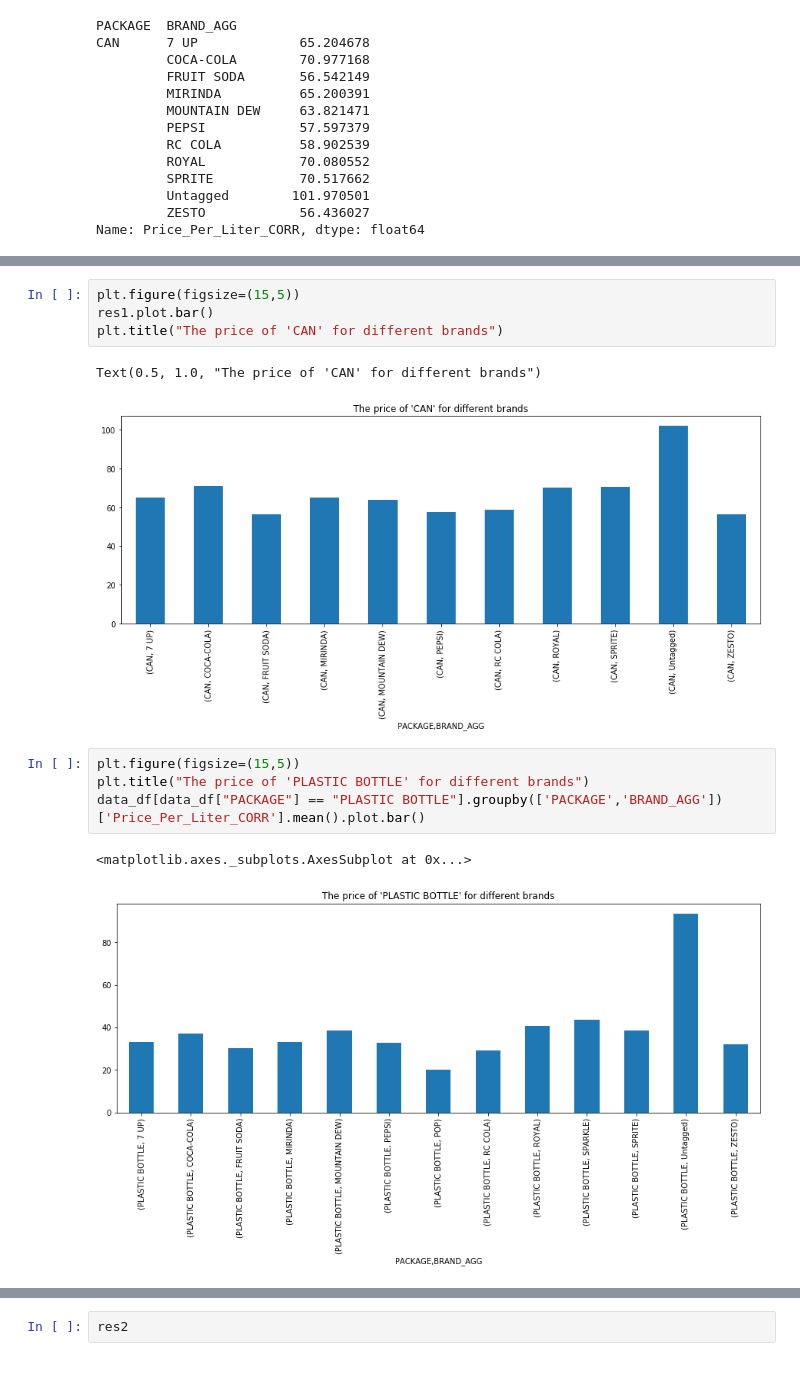
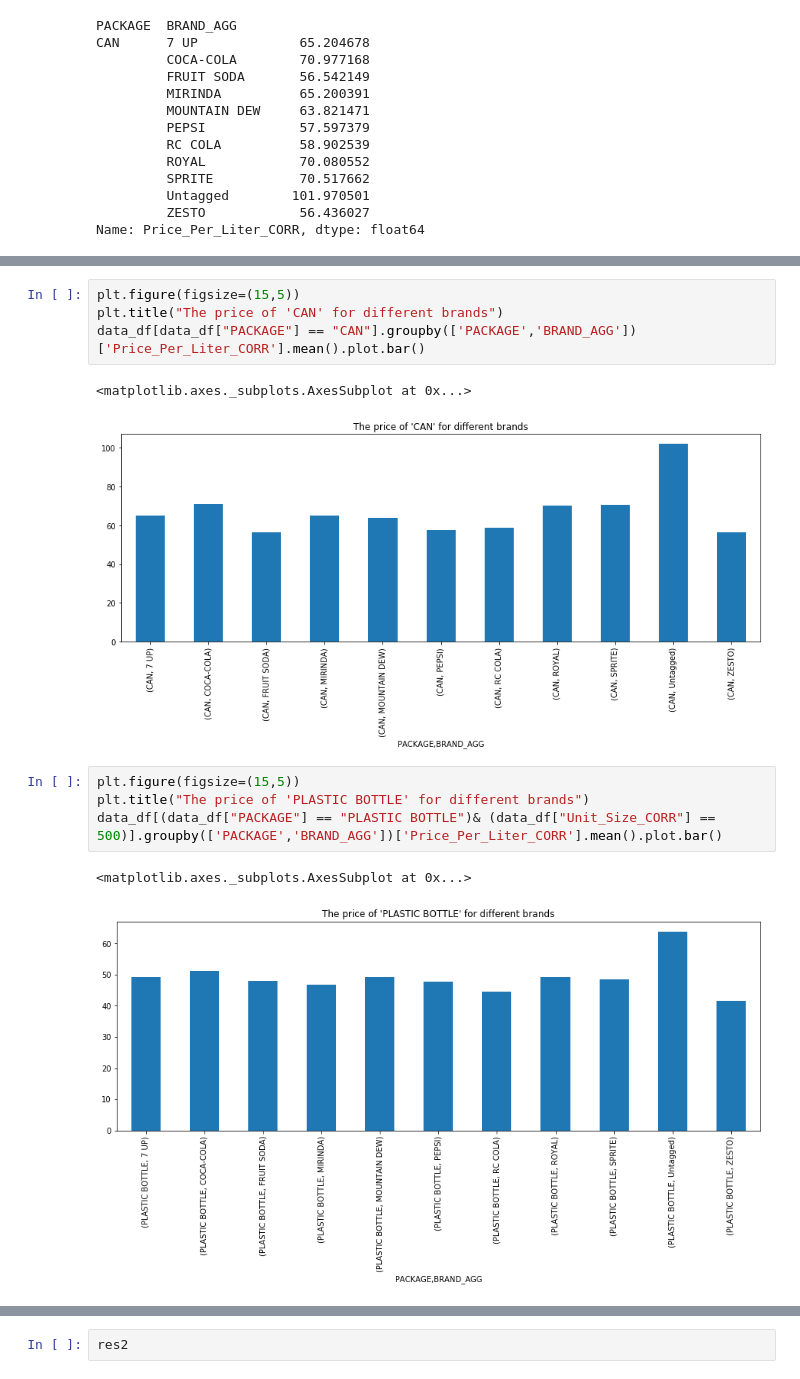
Before and after one commit to green-fox-academy/Angela93-Shi, a Jupyter notebook: week-08/final_project/graphic analysis.ipynb, the cells around one changed output, grey strips where cells are left out. Drawn from its saved outputs; the diff is of its cells as text.

```diff
--- a/week-08/final_project/graphic analysis.ipynb
+++ b/week-08/final_project/graphic analysis.ipynb
@@ -101,15 +130,15 @@ Name: Price_Per_Liter_CORR, dtype: float64
 # %%
 plt.figure(figsize=(15,5))
-res1.plot.bar()
 plt.title("The price of 'CAN' for different brands")
+data_df[data_df["PACKAGE"] == "CAN"].groupby(['PACKAGE','BRAND_AGG'])['Price_Per_Liter_CORR'].mean().plot.bar()
 # %% [output]
-Text(0.5, 1.0, "The price of 'CAN' for different brands")
+<matplotlib.axes._subplots.AxesSubplot at 0x...>
 [figure]
 # %%
 plt.figure(figsize=(15,5))
 plt.title("The price of 'PLASTIC BOTTLE' for different brands")
-data_df[data_df["PACKAGE"] == "PLASTIC BOTTLE"].groupby(['PACKAGE','BRAND_AGG'])['Price_Per_Liter_CORR'].mean().plot.bar()
+data_df[(data_df["PACKAGE"] == "PLASTIC BOTTLE")& (data_df["Unit_Size_CORR"] == 500)].groupby(['PACKAGE','BRAND_AGG'])['Price_Per_Liter_CORR'].mean().plot.bar()
 # %% [output]
 <matplotlib.axes._subplots.AxesSubplot at 0x...>
-[figure, old version]
+[figure, new version]
 # %%
```
Also changed, not shown: parts of 53 cells of this notebook.
